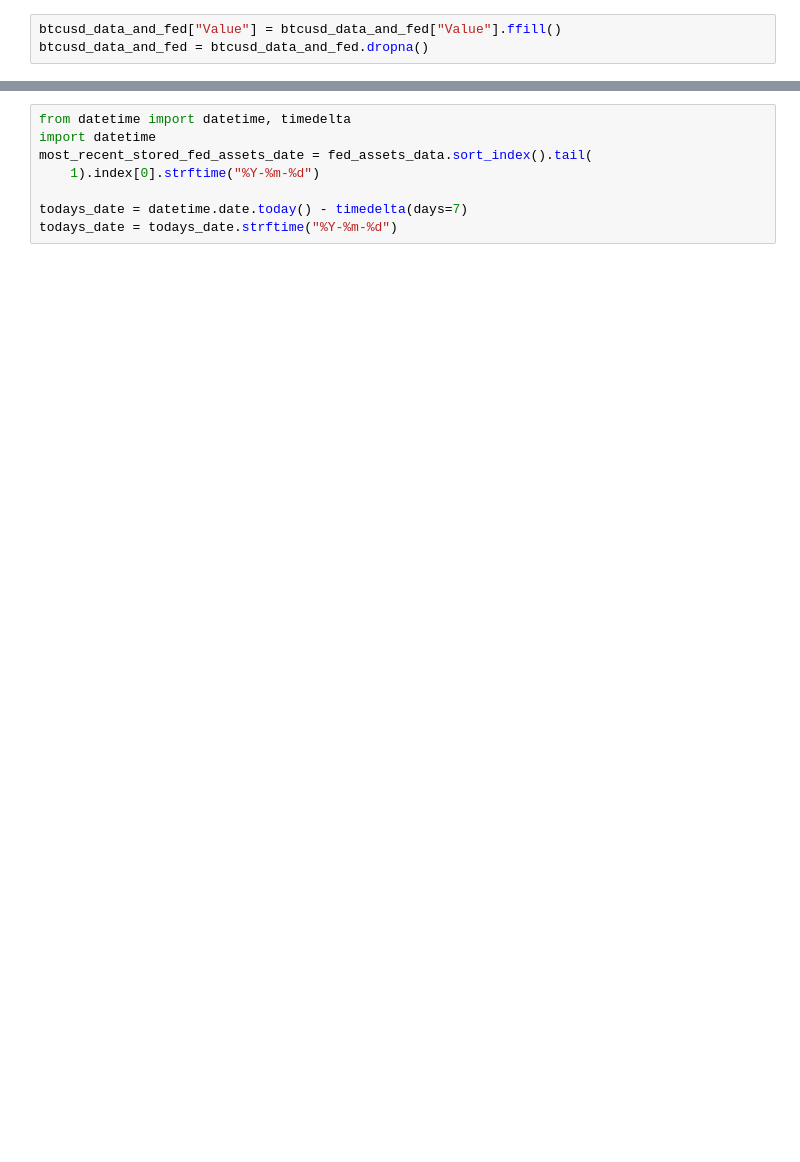
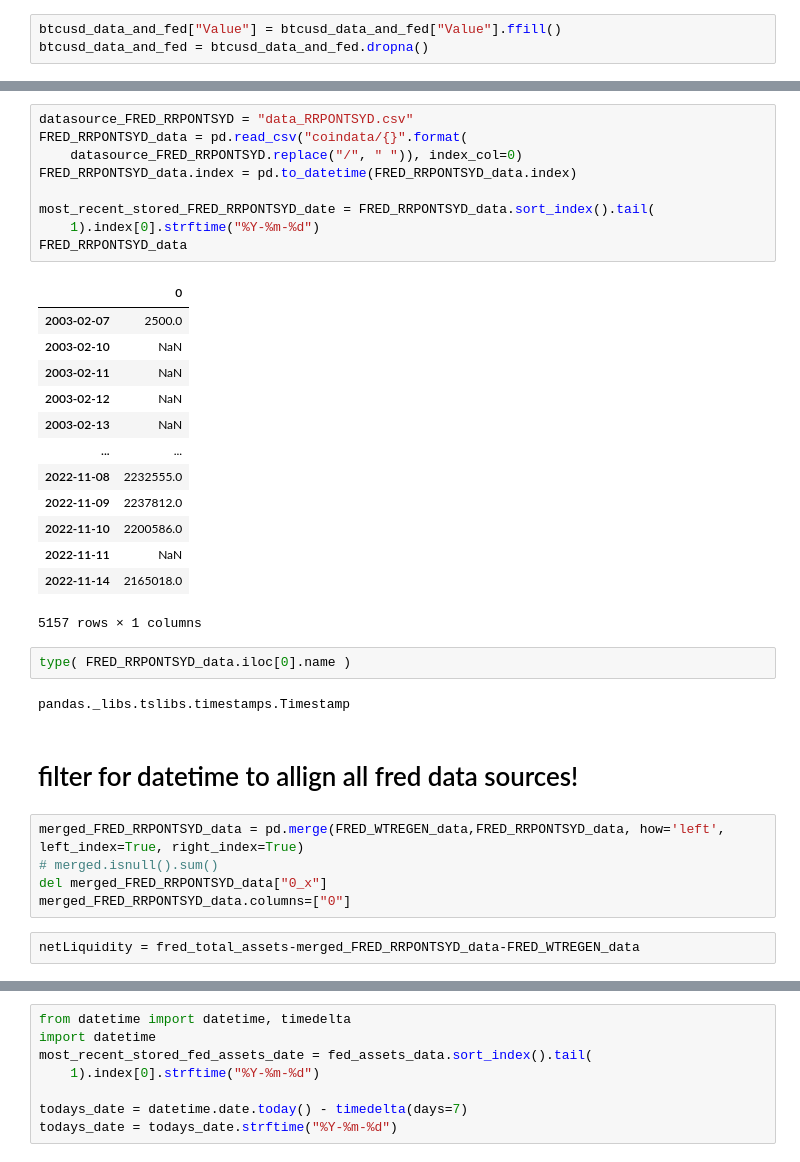
Before and after one commit to mgebele/crypto_charts_stats, a Jupyter notebook: test.ipynb, the cells around one changed output, grey strips where cells are left out. Drawn from its saved outputs; the diff is of its cells as text; blank space fills up the shorter version.

```diff
--- a/test.ipynb
+++ b/test.ipynb
@@ -126,0 +292,36 @@ btcusd_data_and_fed["111_movingaverage_per_FedAssets"] = pd.Series.rolling(btcus
+# %%
+datasource_FRED_RRPONTSYD = "data_RRPONTSYD.csv"
+FRED_RRPONTSYD_data = pd.read_csv("coindata/{}".format(
+    datasource_FRED_RRPONTSYD.replace("/", " ")), index_col=0)
+FRED_RRPONTSYD_data.index = pd.to_datetime(FRED_RRPONTSYD_data.index)
+
+most_recent_stored_FRED_RRPONTSYD_date = FRED_RRPONTSYD_data.sort_index().tail(
+    1).index[0].strftime("%Y-%m-%d")
+FRED_RRPONTSYD_data
+# %% [output]
+|  | 0 |
+| 2003-02-07 | 2500.0 |
+| 2003-02-10 | NaN |
+| 2003-02-11 | NaN |
+| 2003-02-12 | NaN |
+| 2003-02-13 | NaN |
+| ... | ... |
+| 2022-11-08 | 2232555.0 |
+| 2022-11-09 | 2237812.0 |
+| 2022-11-10 | 2200586.0 |
+| 2022-11-11 | NaN |
+| 2022-11-14 | 2165018.0 |
+5157 rows × 1 columns
+# %%
+type( FRED_RRPONTSYD_data.iloc[0].name )
+# %% [output]
+pandas._libs.tslibs.timestamps.Timestamp
+# %% [markdown]
+# filter for datetime to allign all fred data sources!
+# %%
+merged_FRED_RRPONTSYD_data = pd.merge(FRED_WTREGEN_data,FRED_RRPONTSYD_data, how='left', left_index=True, right_index=True)
+# merged.isnull().sum()
+del merged_FRED_RRPONTSYD_data["0_x"]
+merged_FRED_RRPONTSYD_data.columns=["0"]
+# %%
+netLiquidity = fred_total_assets-merged_FRED_RRPONTSYD_data-FRED_WTREGEN_data
```
Also changed, not shown: parts of 36 cells of this notebook, 7 other files.
